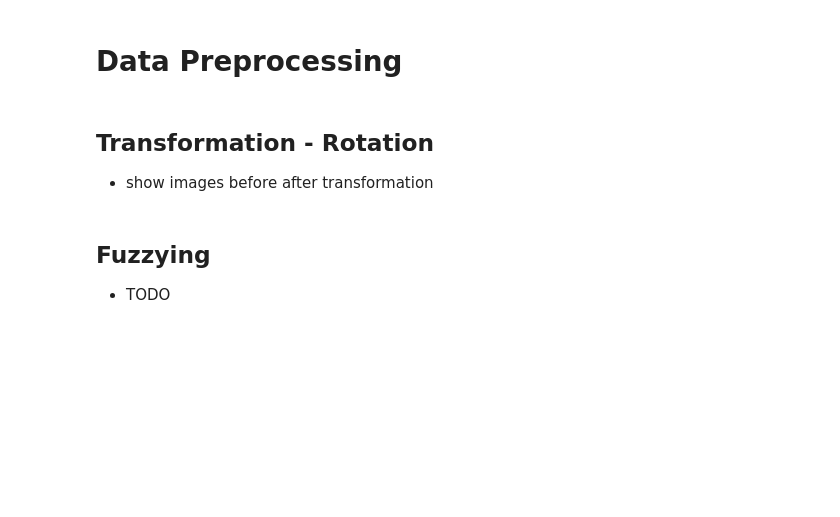
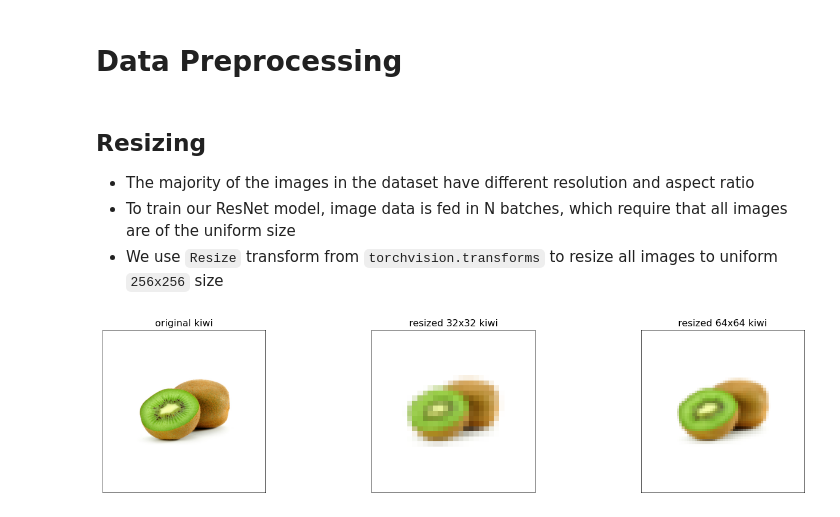
Before and after one commit to krebso/zelovoc, a Jupyter notebook: presentation.ipynb, the cells around one changed output. Saved outputs shown, nothing was run; the diff lists cells and outputs as text; code cells hidden in the pictures; blank space fills up the shorter version.

```diff
--- a/presentation.ipynb
+++ b/presentation.ipynb
@@ -189,9 +189,51 @@ plot_pca( eigenimages( kiwi_images ), "kiwi" )
 [figure]
 # %% [markdown]
 # Data Preprocessing
+# %%
+from PIL import Image
+from pathlib import Path
+import matplotlib.pyplot as plt
+import numpy as np
+
+import torch
+import torchvision.transforms as T
+
+
+
+plt.rcParams["savefig.bbox"] = 'tight'
+orig_img = Image.open('dataset/train/kiwi/Image_1.jpg')
+# if you change the seed, make sure that the randomly-applied transforms
+# properly show that the image can be both transformed and *not* transformed!
+torch.manual_seed(0)
+
+
+def plot(imgs, with_orig=True, img_titles=None, **imshow_kwargs):
+    if not isinstance(imgs[0], list):
+        # Make a 2d grid even if there's just 1 row
+        imgs = [imgs]
+
+    num_rows = len(imgs)
+    num_cols = len(imgs[0]) + with_orig
+    fig, axs = plt.subplots(nrows=num_rows, ncols=num_cols, squeeze=False)
+    for row_idx, row in enumerate(imgs):
+        row = [orig_img] + row if with_orig else row
+        for col_idx, img in enumerate(row):
+            ax = axs[row_idx, col_idx]
+            ax.imshow(np.asarray(img), **imshow_kwargs)
+            ax.set(xticklabels=[], yticklabels=[], xticks=[], yticks=[])
+
+    for img_idx in range(min(len(imgs[0])+1, len(img_titles))):
+        axs[0, img_idx].set(title=img_titles[img_idx])
+        axs[0, img_idx].title.set_size(16)
+
+    plt.tight_layout()
 # %% [markdown]
-## Transformation - Rotation
-- show images before after transformation
+## Resizing
+- The majority of the images in the dataset have different resolution and aspect ratio
+- To train our ResNet model, image data is fed in N batches, which require that all images are of the uniform size
+- We use `Resize` transform from `torchvision.transforms` to resize all images to uniform `256x256` size
-# %% [markdown]
-## Fuzzying
-- TODO
+# %%
+resized_imgs = [T.Resize(size=size)(orig_img) for size in [32, 64]]
+plot(resized_imgs, img_titles=['original kiwi', 'resized 32x32 kiwi', 'resized 64x64 kiwi'])
+# %% [output]
+[figure, added]
```
Also changed, not shown: parts of 11 cells of this notebook, 1 other file.
